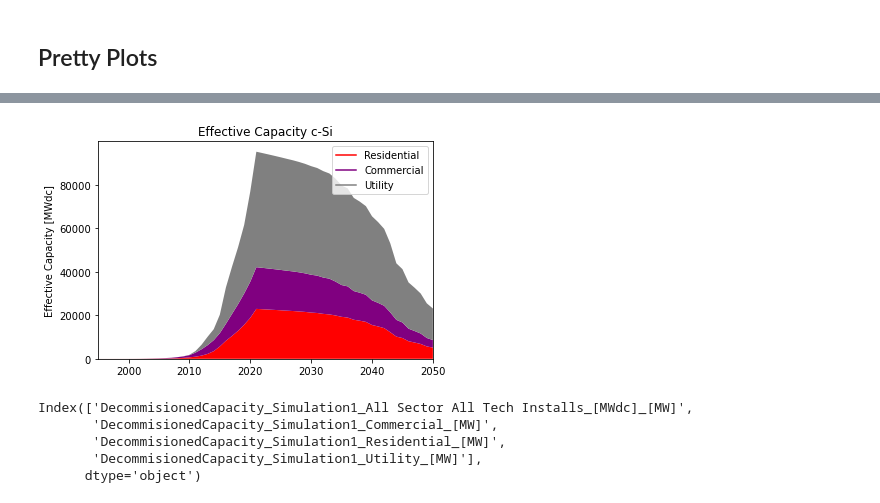
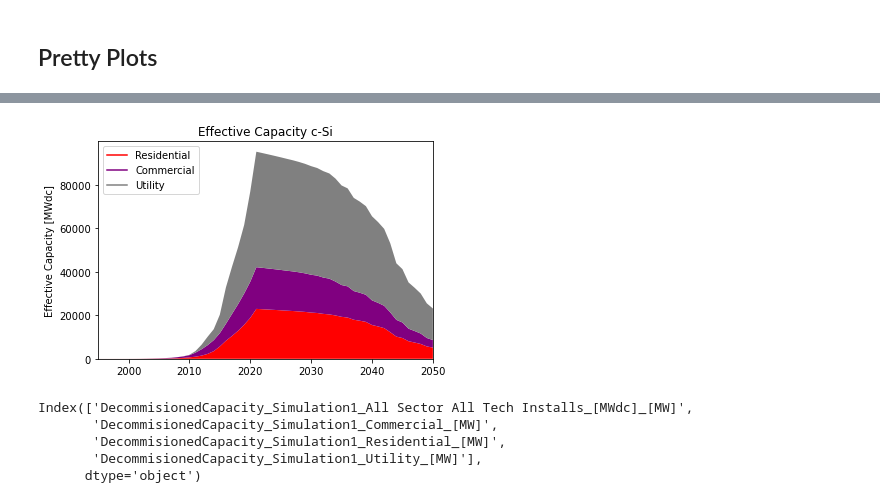
Before and after one commit to NREL/PV_ICE, a Jupyter notebook: docs/tutorials/14 - Historical US Installs Waste Projection.ipynb, the cells around one changed output, grey strips where cells are left out. Saved outputs shown, nothing was run; the diff lists cells and outputs as text; code cells hidden in the pictures.

```diff
--- a/docs/tutorials/14 - Historical US Installs Waste Projection.ipynb
+++ b/docs/tutorials/14 - Historical US Installs Waste Projection.ipynb
@@ -74,7 +74,7 @@ Index(['year', 'Residential', 'Commercial', 'Utility',
       dtype='object')
 # %%
 #load in a baseline and materials for modification
-r1 = PV_ICE.Simulation(name='Simulation1', path=testfolder)
+r1 = PV_ICE.Simulation(name='sim1', path=testfolder)
 r1.createScenario(name='USHistory', massmodulefile=moduleFile) #points at the old module history installs file
 for mat in range (0, len(MATERIALS)):
     MATERIALBASELINE = r'..\baselines\baseline_material_mass_'+MATERIALS[mat]+'.csv'
@@ -227,22 +228,22 @@ plt.show()
 # %%
 #cSi plot
 plt.plot([],[],color='red', label='Residential')
 plt.plot([],[],color='purple', label='Commercial')
 plt.plot([],[],color='grey', label='Utility')
 
 
 plt.stackplot(yearlycSi_agg.index,
               yearlycSi_agg['ActiveCapacity_Simulation1_Residential c-Si_[MW]'],
               yearlycSi_agg['ActiveCapacity_Simulation1_Commercial c-Si_[MW]'],
               yearlycSi_agg['ActiveCapacity_Simulation1_Utility c-Si_[MW]'],
               colors = ['red','purple','grey'])
 plt.title('Effective Capacity c-Si')
 plt.ylabel('Effective Capacity [MWdc]')
 plt.xlim(1995,2050)
-plt.legend()
+plt.legend(loc='upper left')
 plt.show()
 # %% [output]
-[figure, old version]
+[figure, new version]
 # %%
 yearlyallPV_agg.filter(like='Decommisioned').columns
 # %% [output]
```
Also changed, not shown: parts of 16 cells of this notebook, 5 other files.
